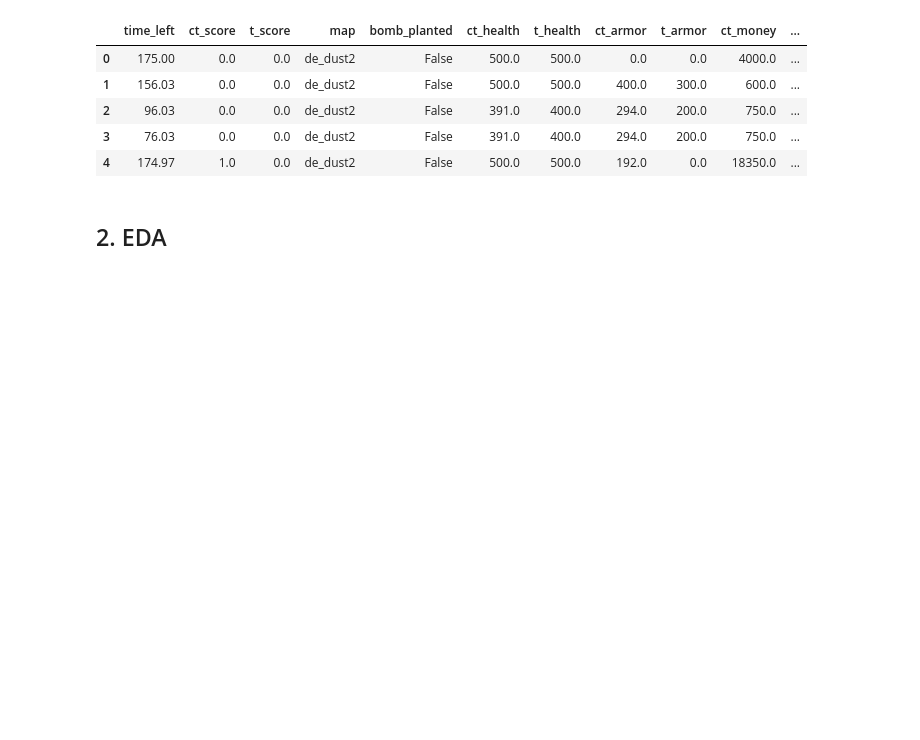
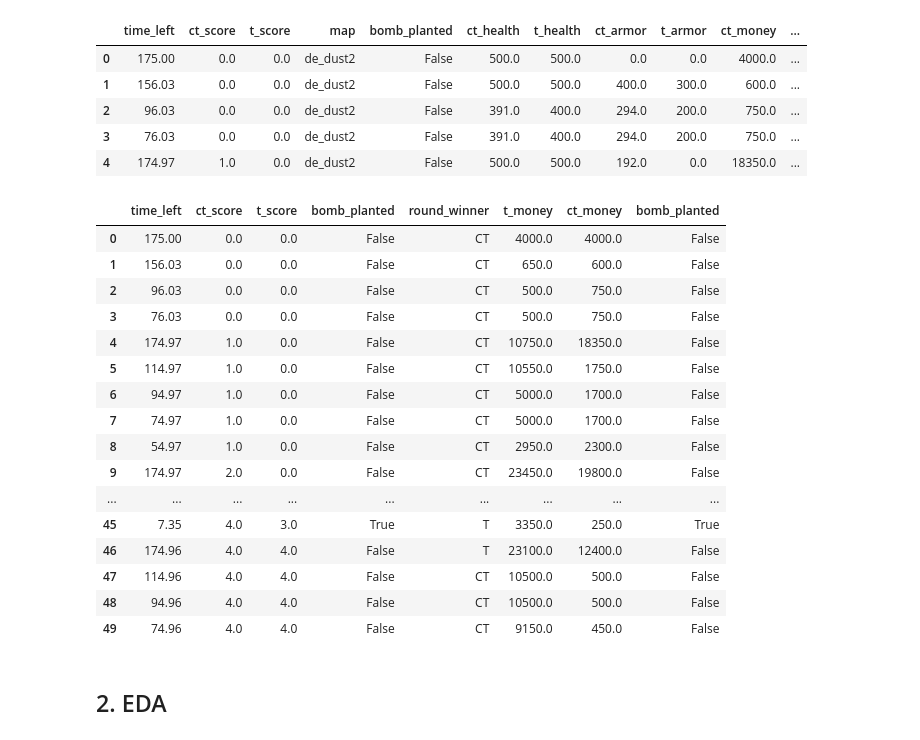
Before and after one commit to Saralytics/CS_GO_winner_prediction, a Jupyter notebook: FightTerrorism.ipynb, the cells around one changed output. Cells and saved outputs as stored; diff of their text form; code cells hidden in the pictures; blank space fills up the shorter version.

```diff
--- a/FightTerrorism.ipynb
+++ b/FightTerrorism.ipynb
@@ -47,6 +55,26 @@ There are 97 columns and 122410 rows in the raw dataset
 | 2 | 96.03 | 0.0 | 0.0 | de_dust2 | False | 391.0 | 400.0 | 294.0 | 200.0 | 750.0 | ... |
 | 3 | 76.03 | 0.0 | 0.0 | de_dust2 | False | 391.0 | 400.0 | 294.0 | 200.0 | 750.0 | ... |
 | 4 | 174.97 | 1.0 | 0.0 | de_dust2 | False | 500.0 | 500.0 | 192.0 | 0.0 | 18350.0 | ... |
+# %%
+df[['time_left','ct_score','t_score','bomb_planted','round_winner','t_money','ct_money']].head(50)
+# %% [output]
+|  | time_left | ct_score | t_score | bomb_planted | round_winner | t_money | ct_money | bomb_planted |
+| 0 | 175.00 | 0.0 | 0.0 | False | CT | 4000.0 | 4000.0 | False |
+| 1 | 156.03 | 0.0 | 0.0 | False | CT | 650.0 | 600.0 | False |
+| 2 | 96.03 | 0.0 | 0.0 | False | CT | 500.0 | 750.0 | False |
+| 3 | 76.03 | 0.0 | 0.0 | False | CT | 500.0 | 750.0 | False |
+| 4 | 174.97 | 1.0 | 0.0 | False | CT | 10750.0 | 18350.0 | False |
+| 5 | 114.97 | 1.0 | 0.0 | False | CT | 10550.0 | 1750.0 | False |
+| 6 | 94.97 | 1.0 | 0.0 | False | CT | 5000.0 | 1700.0 | False |
+| 7 | 74.97 | 1.0 | 0.0 | False | CT | 5000.0 | 1700.0 | False |
+| 8 | 54.97 | 1.0 | 0.0 | False | CT | 2950.0 | 2300.0 | False |
+| 9 | 174.97 | 2.0 | 0.0 | False | CT | 23450.0 | 19800.0 | False |
+| ... | ... | ... | ... | ... | ... | ... | ... | ... |
+| 45 | 7.35 | 4.0 | 3.0 | True | T | 3350.0 | 250.0 | True |
+| 46 | 174.96 | 4.0 | 4.0 | False | T | 23100.0 | 12400.0 | False |
+| 47 | 114.96 | 4.0 | 4.0 | False | CT | 10500.0 | 500.0 | False |
+| 48 | 94.96 | 4.0 | 4.0 | False | CT | 10500.0 | 500.0 | False |
+| 49 | 74.96 | 4.0 | 4.0 | False | CT | 9150.0 | 450.0 | False |
 # %% [markdown]
 ## 2. EDA
 # %%
```
Also changed, not shown: parts of 3 cells of this notebook.
